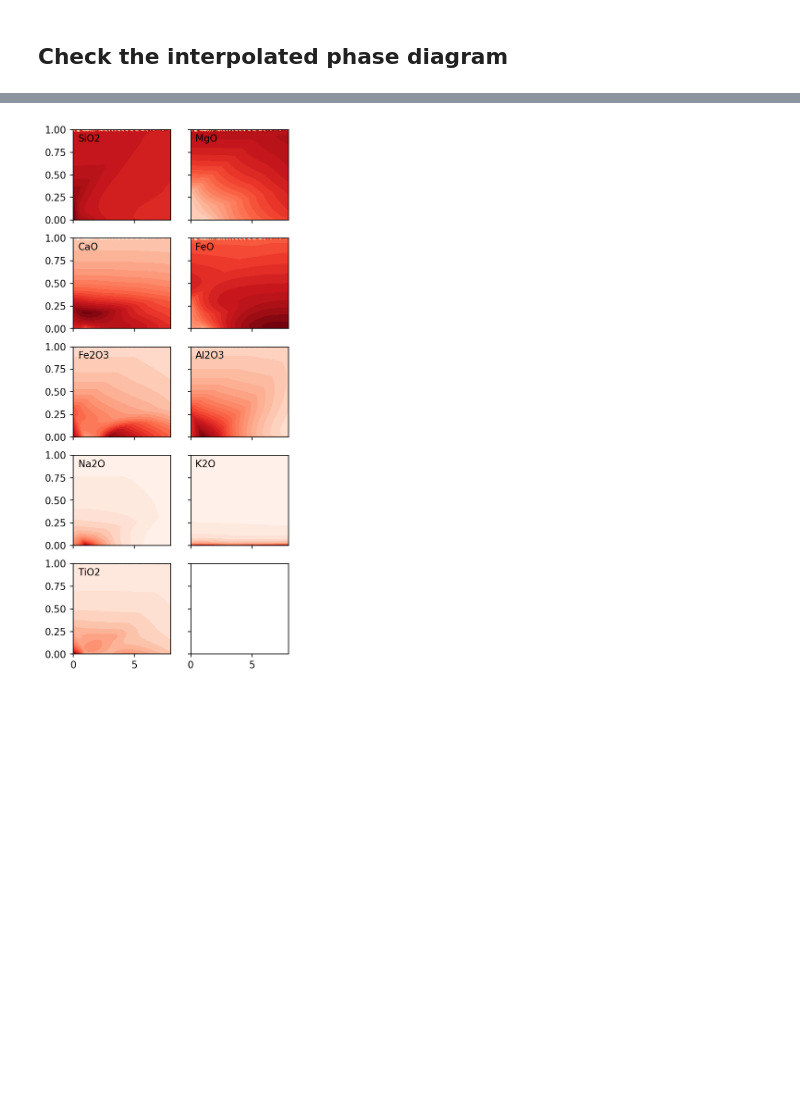
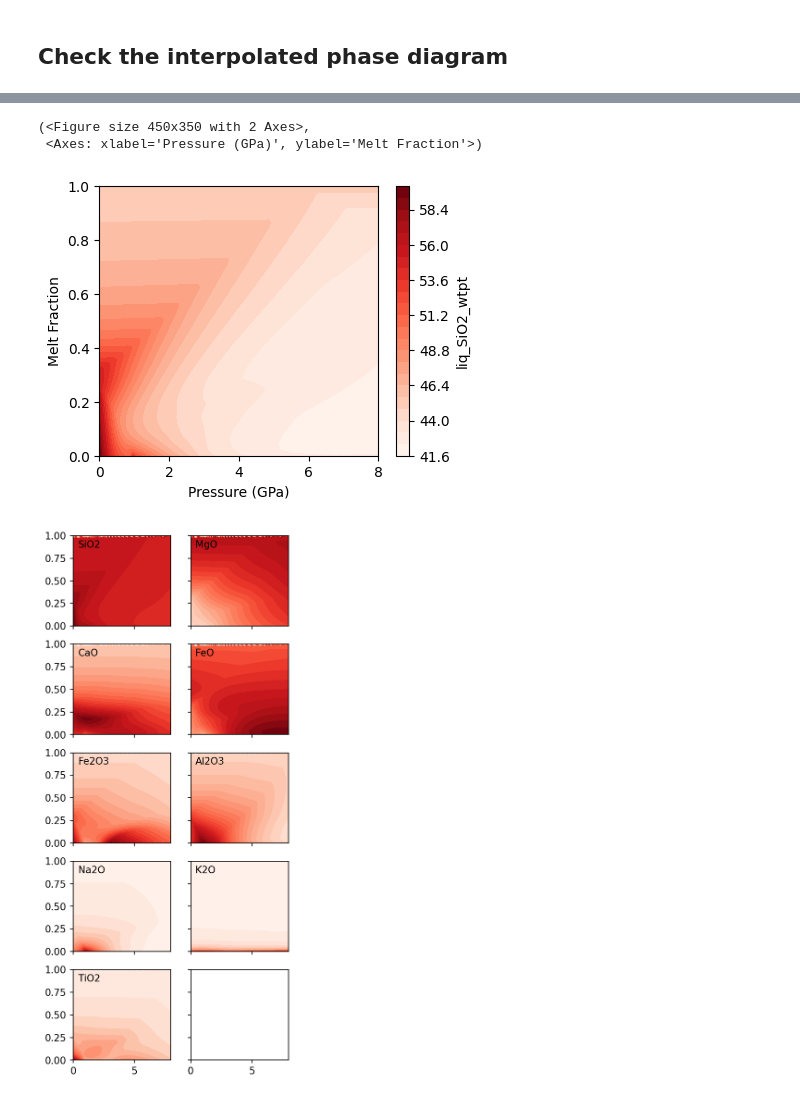
Before and after one commit to simonwmatthews/pyMelt, a Jupyter notebook: docs/phaseDiagrams/Import_thermocalc_klb1.ipynb, the cells around one changed output, grey strips where cells are left out. Cells and saved outputs as stored; diff of their text form; code cells hidden in the pictures; blank space fills up the shorter version.

```diff
--- a/docs/phaseDiagrams/Import_thermocalc_klb1.ipynb
+++ b/docs/phaseDiagrams/Import_thermocalc_klb1.ipynb
@@ -112,3 +56,38 @@ phased = phaseDiagramTools.phaseDiagram(klb1_grid, parameters, vars_edge_vals=va
+# %%
+def plot_TxSection(phaseDiagram, parameter, F_range=[0,1], P_range=None, F_steps=100, P_steps=100):
+
+    if P_range is None:
+        P_range = phaseDiagram.P_range
+
+    p = np.linspace(P_range[0], P_range[1], P_steps)
+    f = np.linspace(F_range[0], F_range[1], F_steps)
+
+    pp, ff, = np.meshgrid(p, f)
+    cc = np.zeros(np.shape(pp))
+
+    f, a = plt.subplots(figsize=(4.5,3.5))
+
+    for i in range(np.shape(pp)[0]):
+        for j in range(np.shape(pp)[1]):
+            state = pd.Series({'P': pp[i,j],'F': ff[i,j]})
+            cc[i,j] = phaseDiagram(parameter, state)
+
+    cs = a.contourf(pp, ff, cc, levels=25, cmap=plt.cm.Reds)
+
+    cbar = f.colorbar(cs)
+    cbar.set_label(parameter)
+
+    a.set_xlabel('Pressure (GPa)')
+    a.set_ylabel('Melt Fraction')
+
+
+    return f, a
+# %%
+plot_TxSection(phased, 'liq_SiO2_wtpt', P_range=[0,8])
+# %% [output]
+(<Figure size 450x350 with 2 Axes>,
+ <Axes: xlabel='Pressure (GPa)', ylabel='Melt Fraction'>)
+[figure, added]
 # %%
 oxides = ['SiO2', 'MgO', 'CaO', 'FeO', 'Fe2O3', 'Al2O3', 'Na2O', 'K2O', 'TiO2']
 p = np.linspace(0, 8, 100)
```
Also changed, not shown: parts of 4 cells of this notebook, 1 other file.
